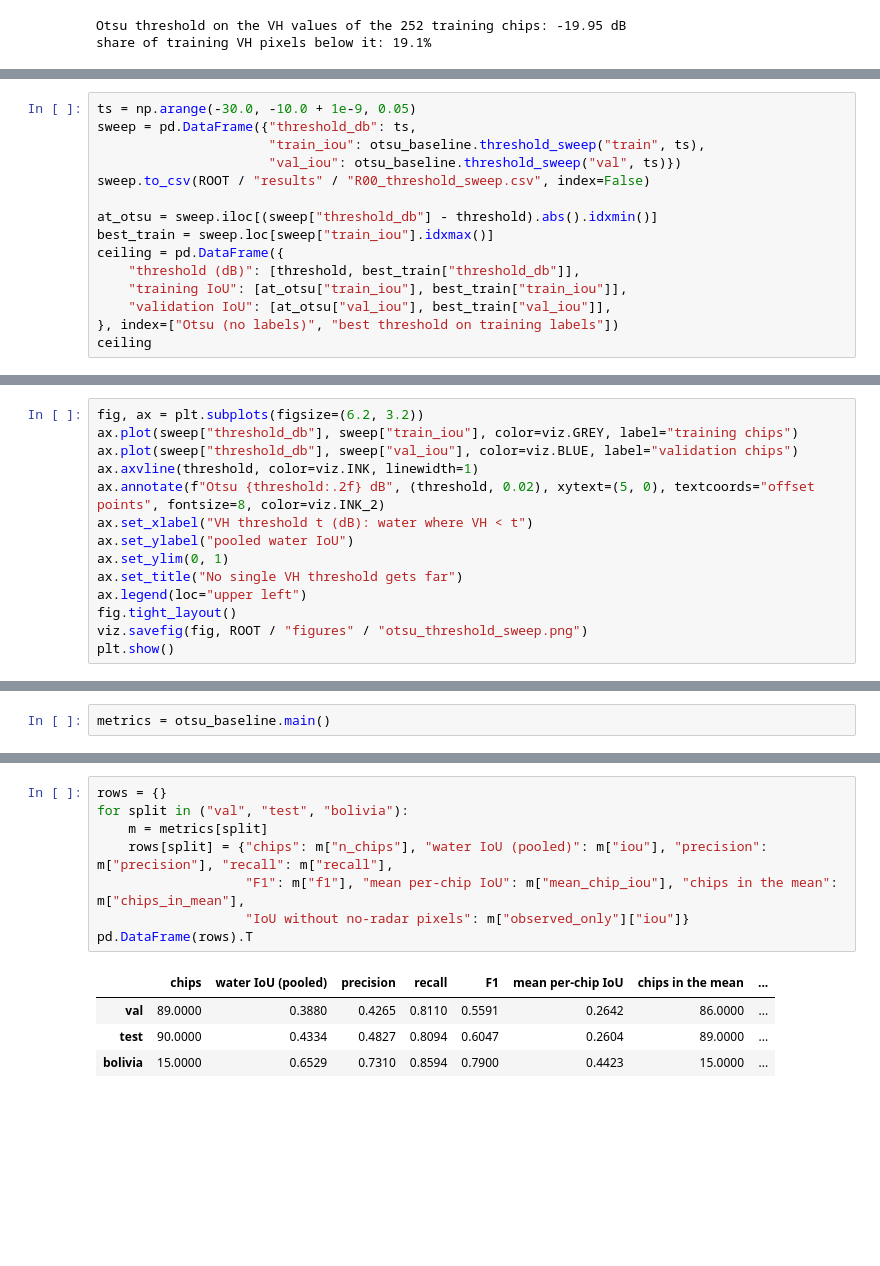
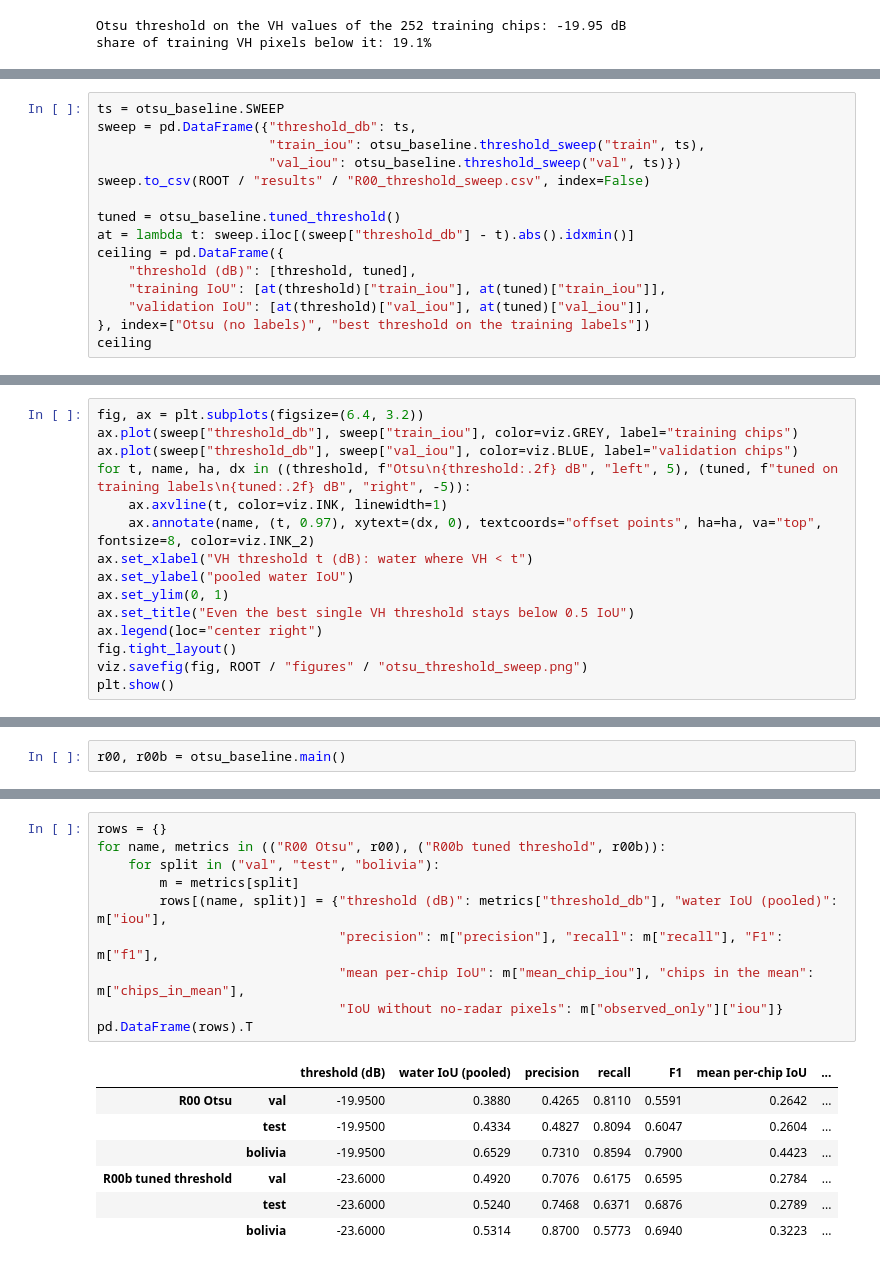
Before and after one commit to roopakraam/FloodWatch, a Jupyter notebook: notebooks/02_otsu_baseline.ipynb, the cells around one changed output, grey strips where cells are left out. Cells and saved outputs as stored; diff of their text form; blank space fills up the shorter version.

```diff
--- a/notebooks/02_otsu_baseline.ipynb
+++ b/notebooks/02_otsu_baseline.ipynb
@@ -86,17 +88,17 @@ Purely as a diagnostic, the rule "water where VH < t" is scored for every t. Thi
 # %%
-ts = np.arange(-30.0, -10.0 + 1e-9, 0.05)
+ts = otsu_baseline.SWEEP
 sweep = pd.DataFrame({"threshold_db": ts,
                       "train_iou": otsu_baseline.threshold_sweep("train", ts),
                       "val_iou": otsu_baseline.threshold_sweep("val", ts)})
 sweep.to_csv(ROOT / "results" / "R00_threshold_sweep.csv", index=False)
 
-at_otsu = sweep.iloc[(sweep["threshold_db"] - threshold).abs().idxmin()]
-best_train = sweep.loc[sweep["train_iou"].idxmax()]
+tuned = otsu_baseline.tuned_threshold()
+at = lambda t: sweep.iloc[(sweep["threshold_db"] - t).abs().idxmin()]
 ceiling = pd.DataFrame({
-    "threshold (dB)": [threshold, best_train["threshold_db"]],
-    "training IoU": [at_otsu["train_iou"], best_train["train_iou"]],
-    "validation IoU": [at_otsu["val_iou"], best_train["val_iou"]],
-}, index=["Otsu (no labels)", "best threshold on training labels"])
+    "threshold (dB)": [threshold, tuned],
+    "training IoU": [at(threshold)["train_iou"], at(tuned)["train_iou"]],
+    "validation IoU": [at(threshold)["val_iou"], at(tuned)["val_iou"]],
+}, index=["Otsu (no labels)", "best threshold on the training labels"])
 ceiling
 # %% [output]
 |  | threshold (dB) | training IoU | validation IoU |
@@ -105,14 +107,15 @@ ceiling
 # %%
-fig, ax = plt.subplots(figsize=(6.2, 3.2))
+fig, ax = plt.subplots(figsize=(6.4, 3.2))
 ax.plot(sweep["threshold_db"], sweep["train_iou"], color=viz.GREY, label="training chips")
 ax.plot(sweep["threshold_db"], sweep["val_iou"], color=viz.BLUE, label="validation chips")
-ax.axvline(threshold, color=viz.INK, linewidth=1)
-ax.annotate(f"Otsu {threshold:.2f} dB", (threshold, 0.02), xytext=(5, 0), textcoords="offset points", fontsize=8, color=viz.INK_2)
+for t, name, ha, dx in ((threshold, f"Otsu\n{threshold:.2f} dB", "left", 5), (tuned, f"tuned on training labels\n{tuned:.2f} dB", "right", -5)):
+    ax.axvline(t, color=viz.INK, linewidth=1)
+    ax.annotate(name, (t, 0.97), xytext=(dx, 0), textcoords="offset points", ha=ha, va="top", fontsize=8, color=viz.INK_2)
 ax.set_xlabel("VH threshold t (dB): water where VH < t")
 ax.set_ylabel("pooled water IoU")
 ax.set_ylim(0, 1)
-ax.set_title("No single VH threshold gets far")
-ax.legend(loc="upper left")
+ax.set_title("Even the best single VH threshold stays below 0.5 IoU")
+ax.legend(loc="center right")
 fig.tight_layout()
 viz.savefig(fig, ROOT / "figures" / "otsu_threshold_sweep.png")
 plt.show()
@@ -127,4 +135,4 @@ The threshold is now fixed. The rule is scored on validation (for later comparis
 # %%
-metrics = otsu_baseline.main()
+r00, r00b = otsu_baseline.main()
 # %% [output]
 Otsu threshold on the training VH pixels: -19.95 dB
@@ -135,14 +147,19 @@ wrote /mnt/d/Projects/College Project/FloodWatch/floodwatch/results/R00
 # %%
 rows = {}
-for split in ("val", "test", "bolivia"):
-    m = metrics[split]
-    rows[split] = {"chips": m["n_chips"], "water IoU (pooled)": m["iou"], "precision": m["precision"], "recall": m["recall"],
-                   "F1": m["f1"], "mean per-chip IoU": m["mean_chip_iou"], "chips in the mean": m["chips_in_mean"],
-                   "IoU without no-radar pixels": m["observed_only"]["iou"]}
+for name, metrics in (("R00 Otsu", r00), ("R00b tuned threshold", r00b)):
+    for split in ("val", "test", "bolivia"):
+        m = metrics[split]
+        rows[(name, split)] = {"threshold (dB)": metrics["threshold_db"], "water IoU (pooled)": m["iou"],
+                               "precision": m["precision"], "recall": m["recall"], "F1": m["f1"],
+                               "mean per-chip IoU": m["mean_chip_iou"], "chips in the mean": m["chips_in_mean"],
+                               "IoU without no-radar pixels": m["observed_only"]["iou"]}
 pd.DataFrame(rows).T
 # %% [output]
-|  | chips | water IoU (pooled) | precision | recall | F1 | mean per-chip IoU | chips in the mean | ... |
-| val | 89.0000 | 0.3880 | 0.4265 | 0.8110 | 0.5591 | 0.2642 | 86.0000 | ... |
-| test | 90.0000 | 0.4334 | 0.4827 | 0.8094 | 0.6047 | 0.2604 | 89.0000 | ... |
-| bolivia | 15.0000 | 0.6529 | 0.7310 | 0.8594 | 0.7900 | 0.4423 | 15.0000 | ... |
+|  |  | threshold (dB) | water IoU (pooled) | precision | recall | F1 | mean per-chip IoU | ... |
+| R00 Otsu | val | -19.9500 | 0.3880 | 0.4265 | 0.8110 | 0.5591 | 0.2642 | ... |
+|  | test | -19.9500 | 0.4334 | 0.4827 | 0.8094 | 0.6047 | 0.2604 | ... |
+|  | bolivia | -19.9500 | 0.6529 | 0.7310 | 0.8594 | 0.7900 | 0.4423 | ... |
+| R00b tuned threshold | val | -23.6000 | 0.4920 | 0.7076 | 0.6175 | 0.6595 | 0.2784 | ... |
+|  | test | -23.6000 | 0.5240 | 0.7468 | 0.6371 | 0.6876 | 0.2789 | ... |
+|  | bolivia | -23.6000 | 0.5314 | 0.8700 | 0.5773 | 0.6940 | 0.3223 | ... |
 # %% [markdown]
```
Also changed, not shown: parts of 8 cells of this notebook, 23 other files.
